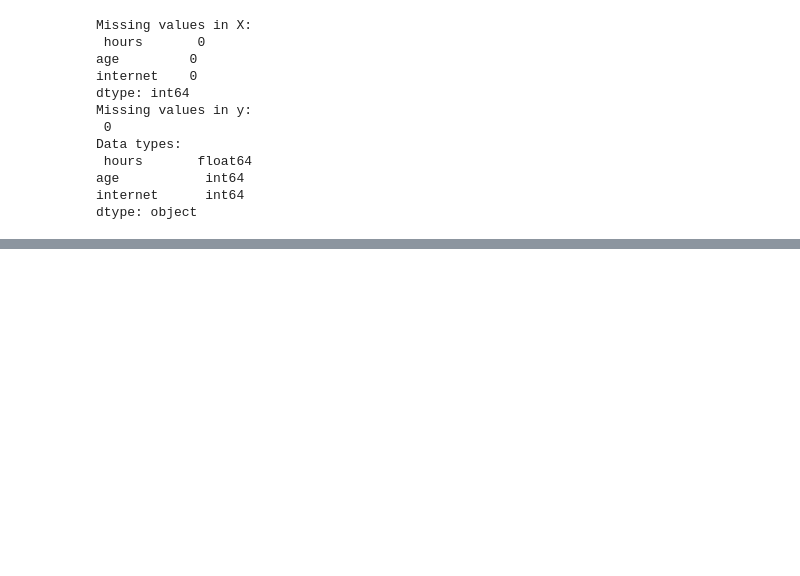
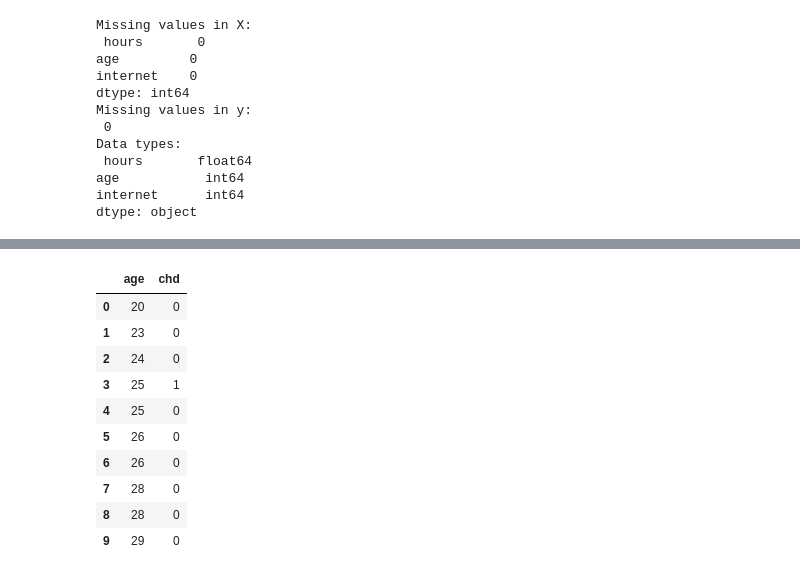
Before and after one commit to Imnarendra18/AI-ML-Project-Beginner-Intermediate-, a Jupyter notebook: Tutorial_2_23SOECE11605.ipynb, the cells around one changed output, grey strips where cells are left out. Saved outputs shown, nothing was run; the diff lists cells and outputs as text; code cells hidden in the pictures; blank space fills up the shorter version.

```diff
--- a/Tutorial_2_23SOECE11605.ipynb
+++ b/Tutorial_2_23SOECE11605.ipynb
@@ -287,0 +501,14 @@ ValueError: Found array with 0 sample(s) (shape=(0, 3)) while a minimum of 1 is
+# %%
+df.head(10)
+# %% [output]
+|  | age | chd |
+| 0 | 20 | 0 |
+| 1 | 23 | 0 |
+| 2 | 24 | 0 |
+| 3 | 25 | 1 |
+| 4 | 25 | 0 |
+| 5 | 26 | 0 |
+| 6 | 26 | 0 |
+| 7 | 28 | 0 |
+| 8 | 28 | 0 |
+| 9 | 29 | 0 |
```
Also changed, not shown: parts of 33 cells of this notebook, 5 other files.
